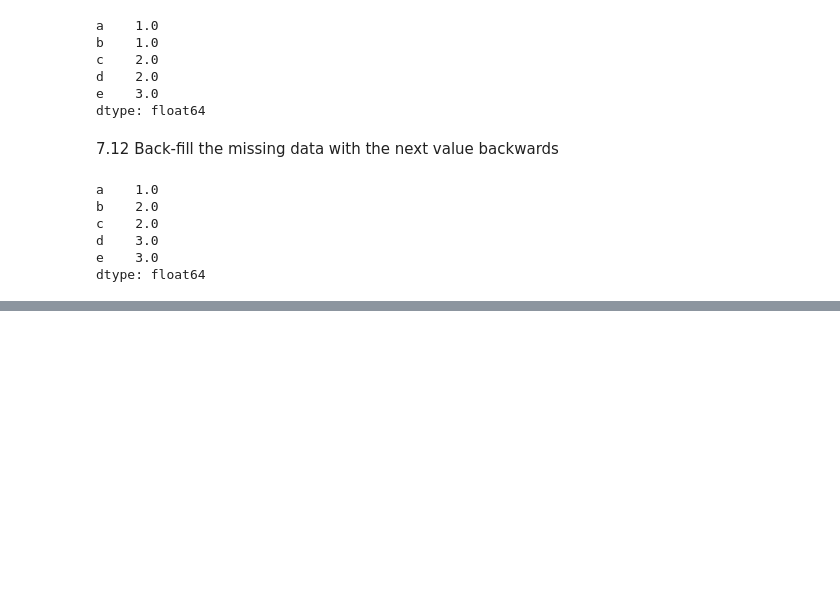
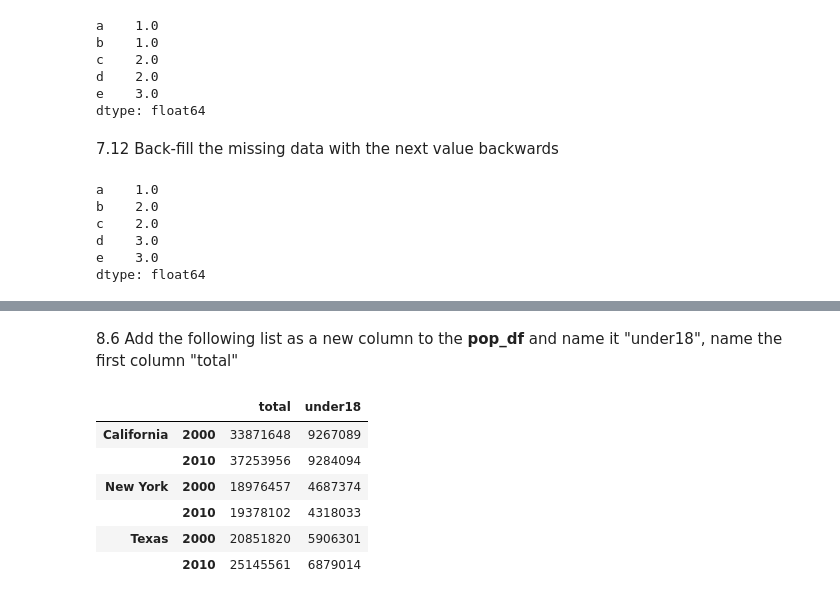
Before and after one commit to LeonvonGrebmer/Data_Science_Training_Books, a Jupyter notebook: Pandas_Training_Book_v_006.ipynb, the cells around one changed output, grey strips where cells are left out. Drawn from its saved outputs; the diff is of its cells as text; code cells hidden in the pictures; blank space fills up the shorter version.

```diff
--- a/Pandas_Training_Book_v_005.ipynb
+++ b/Pandas_Training_Book_v_006.ipynb
@@ -723,0 +795,15 @@ dtype: float64
+# %% [markdown]
+8.6 Add the following list as a new column to the **pop_df** and name it "under18", name the first column "total"
+# %%
+under18 = [9267089, 9284094, 4687374, 4318033, 5906301, 6879014]
+
+pop_df = pd.DataFrame({"total": pop, "under18": under18})
+pop_df
+# %% [output]
+|  |  | total | under18 |
+| California | 2000 | 33871648 | 9267089 |
+|  | 2010 | 37253956 | 9284094 |
+| New York | 2000 | 18976457 | 4687374 |
+|  | 2010 | 19378102 | 4318033 |
+| Texas | 2000 | 20851820 | 5906301 |
+|  | 2010 | 25145561 | 6879014 |
```
Also changed, not shown: parts of 67 cells of this notebook.
